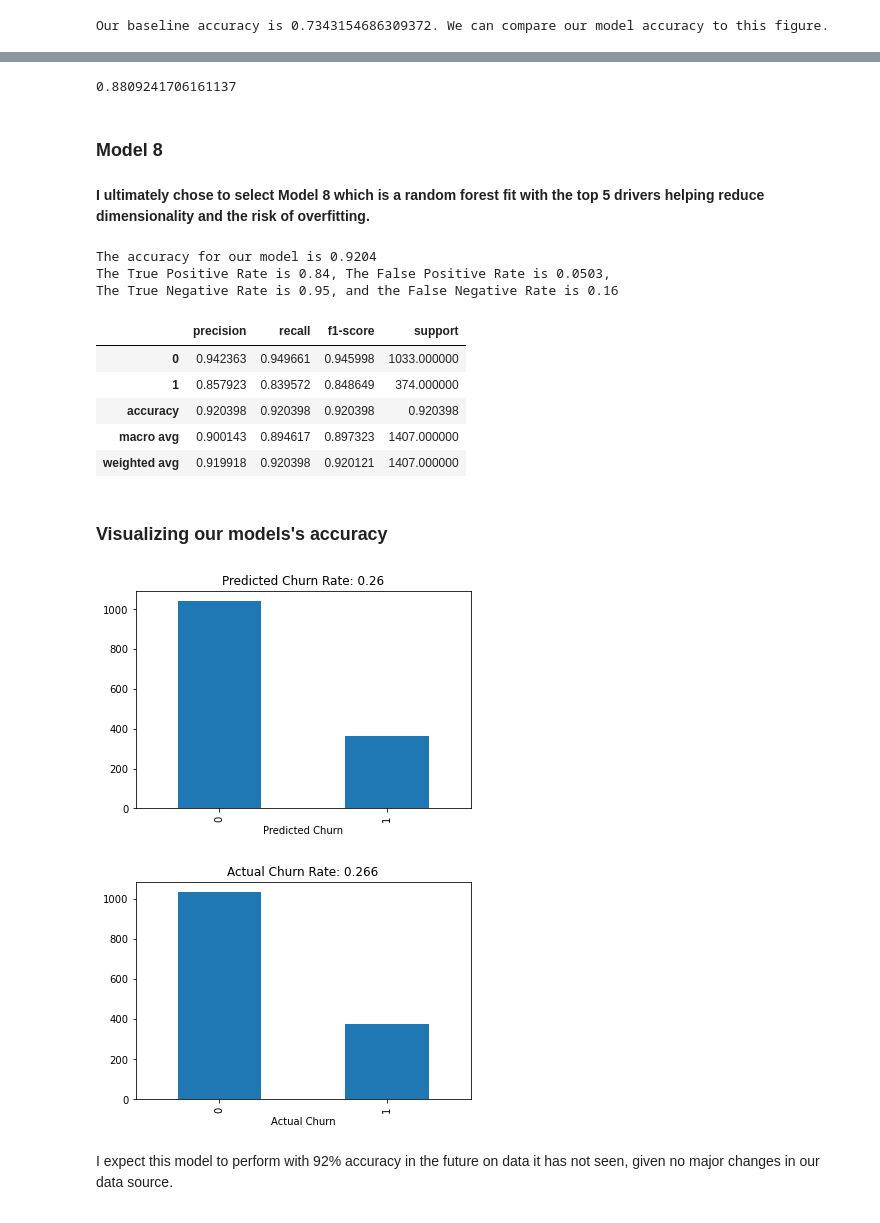
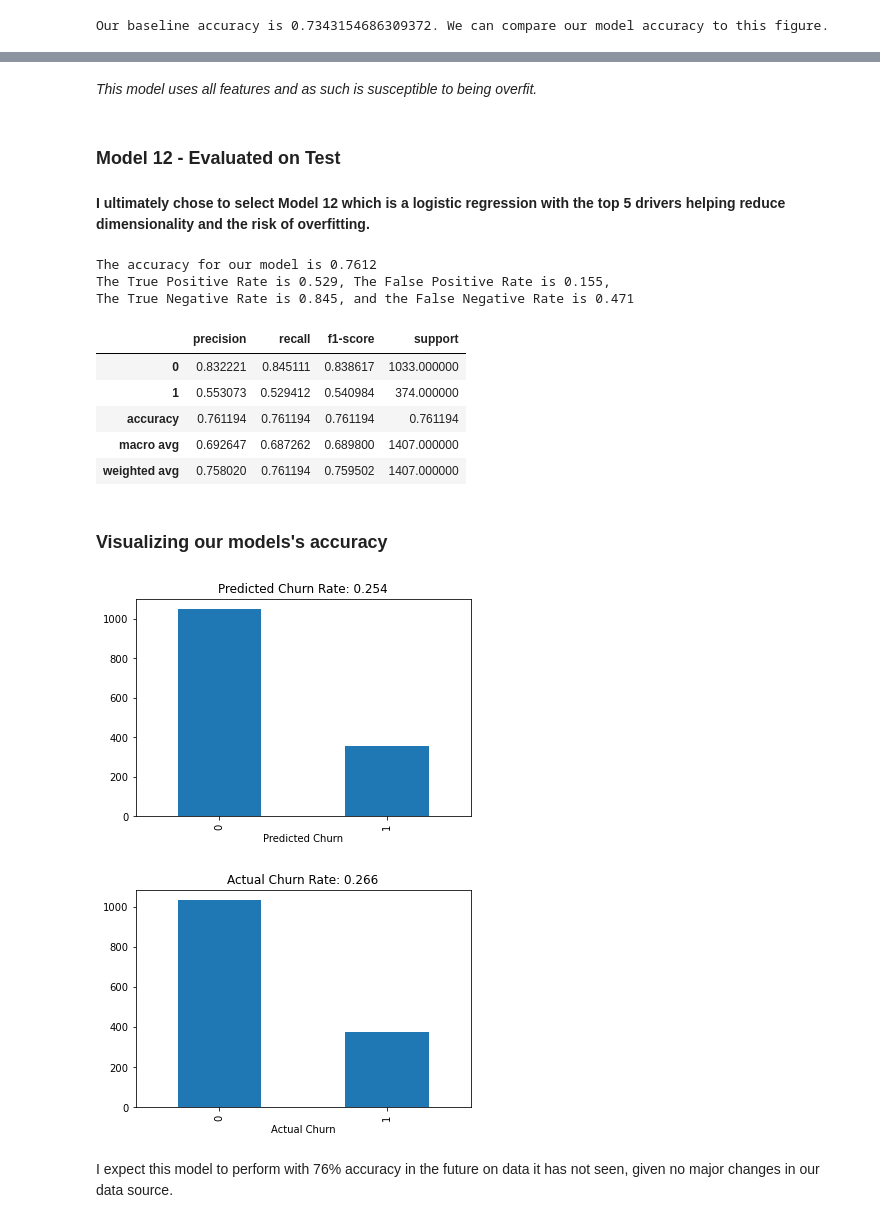
Before and after one commit to kristofer-rivera/classification-project, a Jupyter notebook: final_report.ipynb, the cells around one changed output, grey strips where cells are left out. Saved outputs shown, nothing was run; the diff lists cells and outputs as text; code cells hidden in the pictures.

Commit message:
Fixing issue with model evaluation.

```diff
--- a/final_report.ipynb
+++ b/final_report.ipynb
@@ -309,77 +325,77 @@ rf2 = rf2.fit(X_validate[top_5_features], y_validate)
-# %%
-X = X_validate[top_5_features]
-y = y_validate
-
-accuracy9 = rf2.score(X, y)
-accuracy9
-# %% [output]
-0.8809241706161137
+# %% [markdown]
+*This model uses all features and as such is susceptible to being overfit.*
 # %% [markdown]
-### Model 8
+### Model 12 - Evaluated on Test
 # %% [markdown]
-**I ultimately chose to select Model 8 which is a random forest fit with the top 5 drivers helping reduce dimensionality and the risk of overfitting.**
+**I ultimately chose to select Model 12 which is a logistic regression with the top 5 drivers helping reduce dimensionality and the risk of overfitting.**
+# %%
+# Model 12
+#Create logistic regresssion model fitted to train set
+
+#create a variable for our top 5 features
+
+top_5_features=['electronic_check', 'monthly_contract', 'fiber_optic', 'monthly_charges', 'paperless_billing']
+
+logit3 = LogisticRegression(random_state=123)
+logit3 = logit3.fit(X_train[top_5_features], y_train)
 # %%
-#Model 8 on test
-
-rf1 = RandomForestClassifier(min_samples_leaf=1, max_depth=10, random_state=123)
-rf1 = rf1.fit(X_test[top_5_features], y_test)
-# Creating predictions and evaluating
+# Evaluating Model 12 on test
 
 X = X_test[top_5_features]
 y = y_test
 
-accuracy8 = rf1.score(X, y)
-y_pred2 = rf1.predict(X)
-conf = confusion_matrix(y, y_pred2)
-class_report = pd.DataFrame(classification_report(y, y_pred2, output_dict=True)).T
-conf = confusion_matrix(y, y_pred2)
+accuracy12 = logit3.score(X, y)
+y_pred = logit3.predict(X)
+conf = confusion_matrix(y, y_pred)
+class_report = pd.DataFrame(classification_report(y, y_pred, output_dict=True)).T
+conf = confusion_matrix(y, y_pred)
 tpr = conf[1][1] / conf[1].sum()
 fpr = conf[0][1] / conf[0].sum()
 tnr = conf[0][0] / conf[0].sum()
 fnr = conf[1][0] / conf[1].sum()
 print(f'''
-The accuracy for our model is {accuracy8:.4}
+The accuracy for our model is {accuracy12:.4}
 The True Positive Rate is {tpr:.3}, The False Positive Rate is {fpr:.3},
 The True Negative Rate is {tnr:.3}, and the False Negative Rate is {fnr:.3}
 ''')
 class_report
 # %% [output]
-The accuracy for our model is 0.9204
-The True Positive Rate is 0.84, The False Positive Rate is 0.0503,
-The True Negative Rate is 0.95, and the False Negative Rate is 0.16
+The accuracy for our model is 0.7612
+The True Positive Rate is 0.529, The False Positive Rate is 0.155,
+The True Negative Rate is 0.845, and the False Negative Rate is 0.471
 |  | precision | recall | f1-score | support |
-| 0 | 0.942363 | 0.949661 | 0.945998 | 1033.000000 |
-| 1 | 0.857923 | 0.839572 | 0.848649 | 374.000000 |
-| accuracy | 0.920398 | 0.920398 | 0.920398 | 0.920398 |
-| macro avg | 0.900143 | 0.894617 | 0.897323 | 1407.000000 |
-| weighted avg | 0.919918 | 0.920398 | 0.920121 | 1407.000000 |
+| 0 | 0.832221 | 0.845111 | 0.838617 | 1033.000000 |
+| 1 | 0.553073 | 0.529412 | 0.540984 | 374.000000 |
+| accuracy | 0.761194 | 0.761194 | 0.761194 | 0.761194 |
+| macro avg | 0.692647 | 0.687262 | 0.689800 | 1407.000000 |
+| weighted avg | 0.758020 | 0.761194 | 0.759502 | 1407.000000 |
 # %% [markdown]
 ### Visualizing our models's accuracy
 # %%
 # Create a copy of test dataframe
 test_predictions = test.copy()
-test_predictions['prediction'] = y_pred2
+test_predictions['prediction'] = y_pred
 # Create dataframe for visualization purposes
 prediction_vis = test_predictions[['customer_id', 'churn', 'prediction']]
 prediction_vis = prediction_vis.rename(columns={'churn': 'actual_churn'})
 
 #Create bar plots comparing the models predicted church vs actual churn
 prediction_vis.prediction.value_counts().sort_index().plot.bar()
 predicted_churn_rate = prediction_vis.prediction.mean()
 plt.title(f'Predicted Churn Rate: {predicted_churn_rate:.3}')
 plt.xlabel('Predicted Churn')
 plt.show()
 
 prediction_vis.actual_churn.value_counts().sort_index().plot.bar()
 actual_churn_rate = prediction_vis.actual_churn.mean()
 plt.title(f'Actual Churn Rate: {actual_churn_rate:.3}')
 plt.xlabel('Actual Churn')
 plt.show()
 # %% [output]
-[figure, old version]
+[figure, new version]
 [figure]
 # %% [markdown]
-I expect this model to perform with 92% accuracy in the future on data it has not seen, given no major changes in our data source.
+I expect this model to perform with 76% accuracy in the future on data it has not seen, given no major changes in our data source.
 # %% [markdown]
 ## Conclusion
 
```
Also changed, not shown: parts of 13 cells of this notebook.
